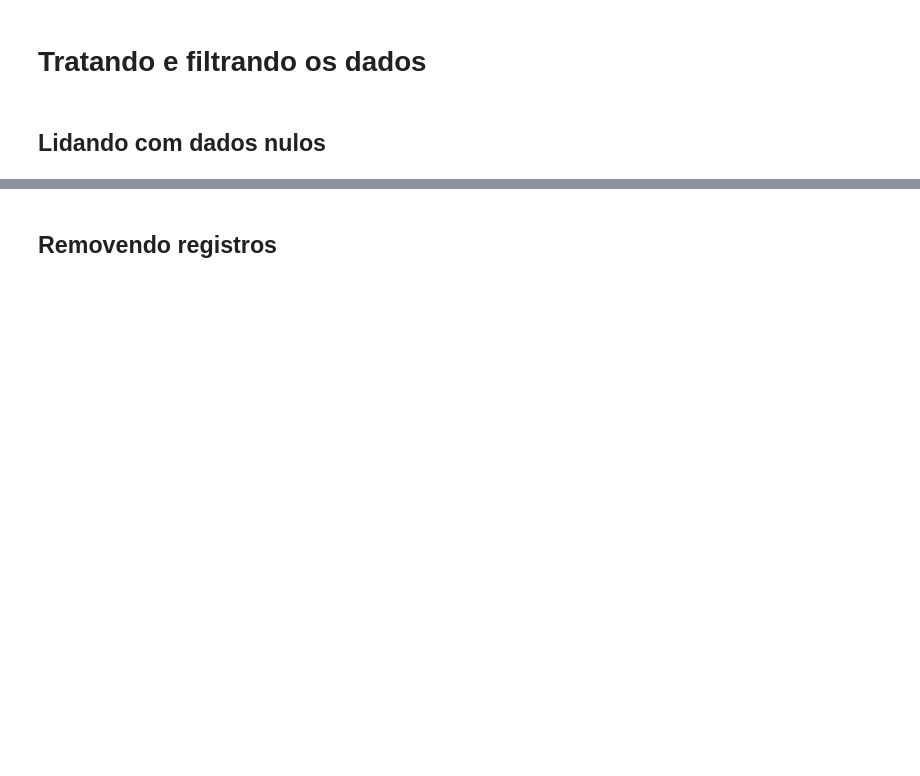
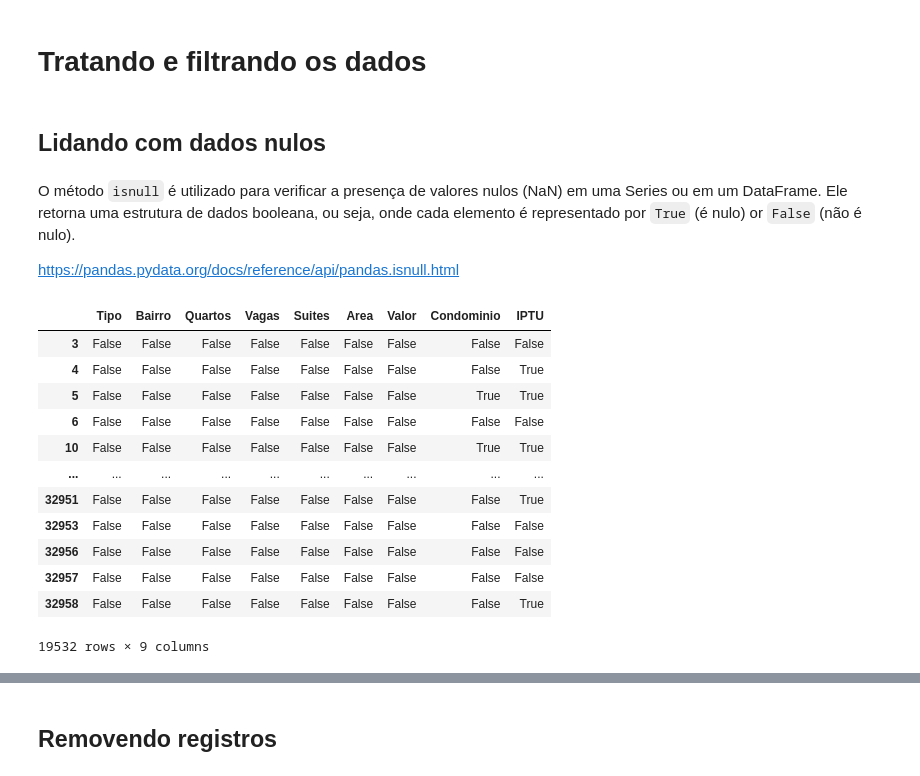
Before and after one commit to strawndri/python-ds-pandas-conhecendo-a-biblioteca, a Jupyter notebook: Projeto_Python_Data_Science.ipynb, the cells around one changed output, grey strips where cells are left out. Cells and saved outputs as stored; diff of their text form; code cells hidden in the pictures; blank space fills up the shorter version.

Commit message:
Aula 3 - tratando e filtrando dados

```diff
--- a/Projeto_Python_Data_Science.ipynb
+++ b/Projeto_Python_Data_Science.ipynb
@@ -445,3 +445,23 @@ df.head()
 # Tratando e filtrando os dados
 # %% [markdown]
 ## Lidando com dados nulos
+# %% [markdown]
+O método `isnull` é utilizado para verificar a presença de valores nulos (NaN) em uma Series ou em um DataFrame. Ele retorna uma estrutura de dados booleana, ou seja, onde cada elemento é representado por `True` (é nulo) or `False` (não é nulo).
+
+https://pandas.pydata.org/docs/reference/api/pandas.isnull.html
+# %%
+df.isnull()
+# %% [output]
+|  | Tipo | Bairro | Quartos | Vagas | Suites | Area | Valor | Condominio | IPTU |
+| 3 | False | False | False | False | False | False | False | False | False |
+| 4 | False | False | False | False | False | False | False | False | True |
+| 5 | False | False | False | False | False | False | False | True | True |
+| 6 | False | False | False | False | False | False | False | False | False |
+| 10 | False | False | False | False | False | False | False | True | True |
+| ... | ... | ... | ... | ... | ... | ... | ... | ... | ... |
+| 32951 | False | False | False | False | False | False | False | False | True |
+| 32953 | False | False | False | False | False | False | False | False | False |
+| 32956 | False | False | False | False | False | False | False | False | False |
+| 32957 | False | False | False | False | False | False | False | False | False |
+| 32958 | False | False | False | False | False | False | False | False | True |
+19532 rows × 9 columns
```
Also changed, not shown: parts of 34 cells of this notebook.
